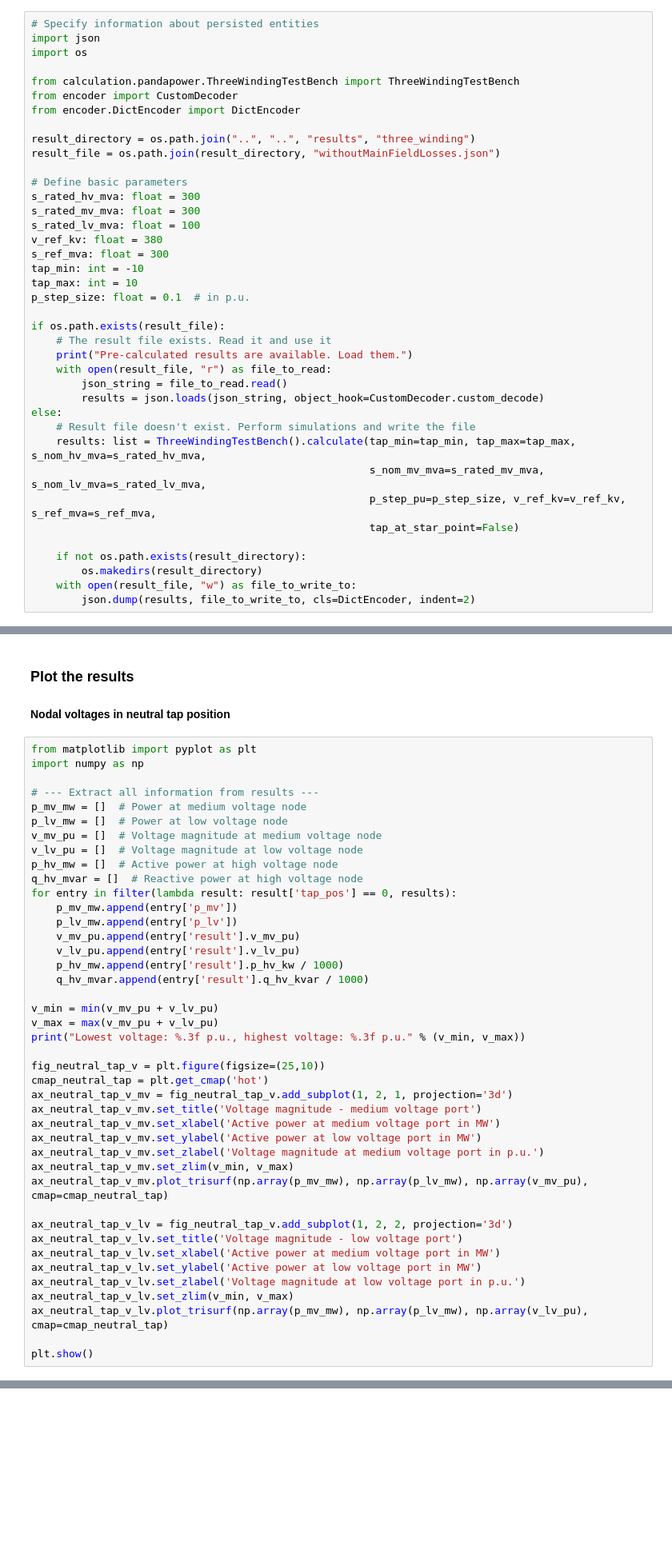
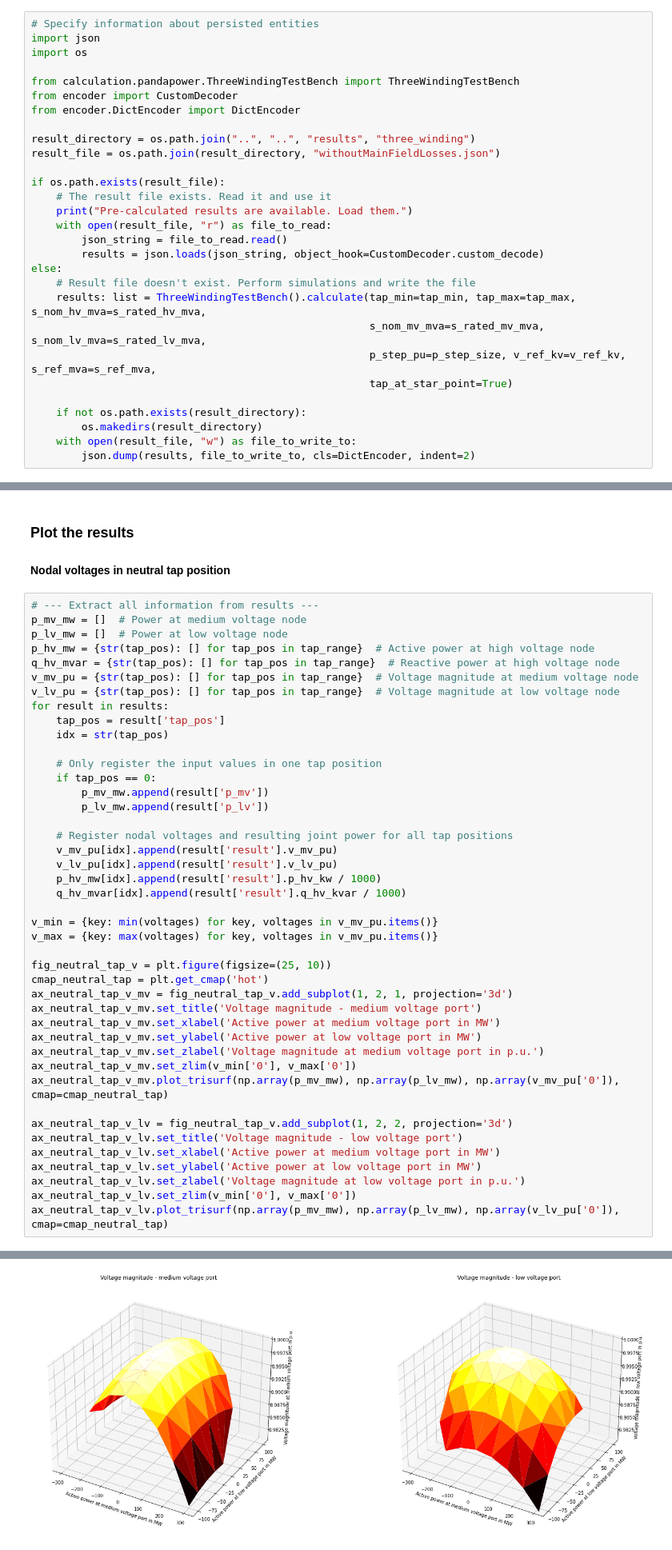
Before and after one commit to ckittl/transformerCalculationValidation, a Jupyter notebook: validation/pandapower/three_winding/WithoutMainFieldLosses.ipynb, the cells around one changed output, grey strips where cells are left out. Shown at 80% size. Saved outputs shown, nothing was run; the diff lists cells and outputs as text; blank space fills up the shorter version.

```diff
--- a/validation/pandapower/three_winding/WithoutMainFieldLosses.ipynb
+++ b/validation/pandapower/three_winding/WithoutMainFieldLosses.ipynb
@@ -22,16 +83,6 @@ from encoder.DictEncoder import DictEncoder
 result_directory = os.path.join("..", "..", "results", "three_winding")
 result_file = os.path.join(result_directory, "withoutMainFieldLosses.json")
 
-# Define basic parameters
-s_rated_hv_mva: float = 300
-s_rated_mv_mva: float = 300
-s_rated_lv_mva: float = 100
-v_ref_kv: float = 380
-s_ref_mva: float = 300
-tap_min: int = -10
-tap_max: int = 10
-p_step_size: float = 0.1  # in p.u.
-
 if os.path.exists(result_file):
     # The result file exists. Read it and use it
     print("Pre-calculated results are available. Load them.")
@@ -43,7 +94,7 @@ else:
     results: list = ThreeWindingTestBench().calculate(tap_min=tap_min, tap_max=tap_max, s_nom_hv_mva=s_rated_hv_mva,
                                                       s_nom_mv_mva=s_rated_mv_mva, s_nom_lv_mva=s_rated_lv_mva,
                                                       p_step_pu=p_step_size, v_ref_kv=v_ref_kv, s_ref_mva=s_ref_mva,
-                                                      tap_at_star_point=False)
+                                                      tap_at_star_point=True)
 
     if not os.path.exists(result_directory):
         os.makedirs(result_directory)
@@ -54,44 +107,46 @@ else:
 
 #### Nodal voltages in neutral tap position
 # %%
-from matplotlib import pyplot as plt
-import numpy as np
-
 # --- Extract all information from results ---
 p_mv_mw = []  # Power at medium voltage node
 p_lv_mw = []  # Power at low voltage node
-v_mv_pu = []  # Voltage magnitude at medium voltage node
-v_lv_pu = []  # Voltage magnitude at low voltage node
-p_hv_mw = []  # Active power at high voltage node
-q_hv_mvar = []  # Reactive power at high voltage node
-for entry in filter(lambda result: result['tap_pos'] == 0, results):
-    p_mv_mw.append(entry['p_mv'])
-    p_lv_mw.append(entry['p_lv'])
-    v_mv_pu.append(entry['result'].v_mv_pu)
-    v_lv_pu.append(entry['result'].v_lv_pu)
-    p_hv_mw.append(entry['result'].p_hv_kw / 1000)
-    q_hv_mvar.append(entry['result'].q_hv_kvar / 1000)
+p_hv_mw = {str(tap_pos): [] for tap_pos in tap_range}  # Active power at high voltage node
+q_hv_mvar = {str(tap_pos): [] for tap_pos in tap_range}  # Reactive power at high voltage node
+v_mv_pu = {str(tap_pos): [] for tap_pos in tap_range}  # Voltage magnitude at medium voltage node
+v_lv_pu = {str(tap_pos): [] for tap_pos in tap_range}  # Voltage magnitude at low voltage node
+for result in results:
+    tap_pos = result['tap_pos']
+    idx = str(tap_pos)
 
-v_min = min(v_mv_pu + v_lv_pu)
-v_max = max(v_mv_pu + v_lv_pu)
-print("Lowest voltage: %.3f p.u., highest voltage: %.3f p.u." % (v_min, v_max))
+    # Only register the input values in one tap position
+    if tap_pos == 0:
+        p_mv_mw.append(result['p_mv'])
+        p_lv_mw.append(result['p_lv'])
 
-fig_neutral_tap_v = plt.figure(figsize=(25,10))
+    # Register nodal voltages and resulting joint power for all tap positions
+    v_mv_pu[idx].append(result['result'].v_mv_pu)
+    v_lv_pu[idx].append(result['result'].v_lv_pu)
+    p_hv_mw[idx].append(result['result'].p_hv_kw / 1000)
+    q_hv_mvar[idx].append(result['result'].q_hv_kvar / 1000)
+
+v_min = {key: min(voltages) for key, voltages in v_mv_pu.items()}
+v_max = {key: max(voltages) for key, voltages in v_mv_pu.items()}
+
+fig_neutral_tap_v = plt.figure(figsize=(25, 10))
 cmap_neutral_tap = plt.get_cmap('hot')
 ax_neutral_tap_v_mv = fig_neutral_tap_v.add_subplot(1, 2, 1, projection='3d')
 ax_neutral_tap_v_mv.set_title('Voltage magnitude - medium voltage port')
 ax_neutral_tap_v_mv.set_xlabel('Active power at medium voltage port in MW')
 ax_neutral_tap_v_mv.set_ylabel('Active power at low voltage port in MW')
 ax_neutral_tap_v_mv.set_zlabel('Voltage magnitude at medium voltage port in p.u.')
-ax_neutral_tap_v_mv.set_zlim(v_min, v_max)
-ax_neutral_tap_v_mv.plot_trisurf(np.array(p_mv_mw), np.array(p_lv_mw), np.array(v_mv_pu), cmap=cmap_neutral_tap)
+ax_neutral_tap_v_mv.set_zlim(v_min['0'], v_max['0'])
+ax_neutral_tap_v_mv.plot_trisurf(np.array(p_mv_mw), np.array(p_lv_mw), np.array(v_mv_pu['0']), cmap=cmap_neutral_tap)
 
 ax_neutral_tap_v_lv = fig_neutral_tap_v.add_subplot(1, 2, 2, projection='3d')
 ax_neutral_tap_v_lv.set_title('Voltage magnitude - low voltage port')
 ax_neutral_tap_v_lv.set_xlabel('Active power at medium voltage port in MW')
 ax_neutral_tap_v_lv.set_ylabel('Active power at low voltage port in MW')
 ax_neutral_tap_v_lv.set_zlabel('Voltage magnitude at low voltage port in p.u.')
-ax_neutral_tap_v_lv.set_zlim(v_min, v_max)
-ax_neutral_tap_v_lv.plot_trisurf(np.array(p_mv_mw), np.array(p_lv_mw), np.array(v_lv_pu), cmap=cmap_neutral_tap)
-
-plt.show()
+ax_neutral_tap_v_lv.set_zlim(v_min['0'], v_max['0'])
+ax_neutral_tap_v_lv.plot_trisurf(np.array(p_mv_mw), np.array(p_lv_mw), np.array(v_lv_pu['0']), cmap=cmap_neutral_tap)
+# %% [output]
@@ -98,3 +154,4 @@ plt.show()
+[figure, added]
 # %% [markdown]
 ##### Conclusions
 -   The higher the power consumption, the lower the nodal voltages.
```
Also changed, not shown: parts of 12 cells of this notebook, 3 other files.
